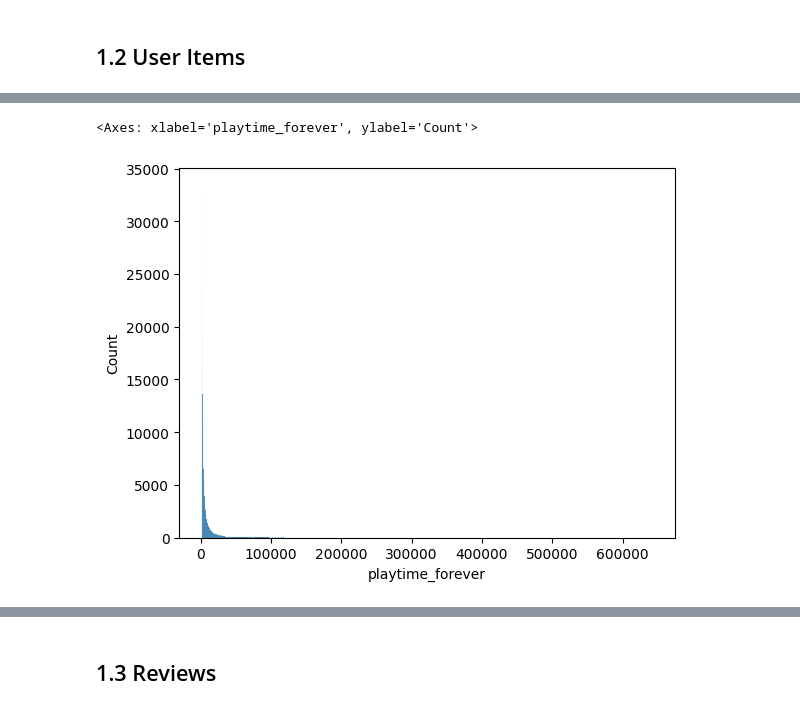
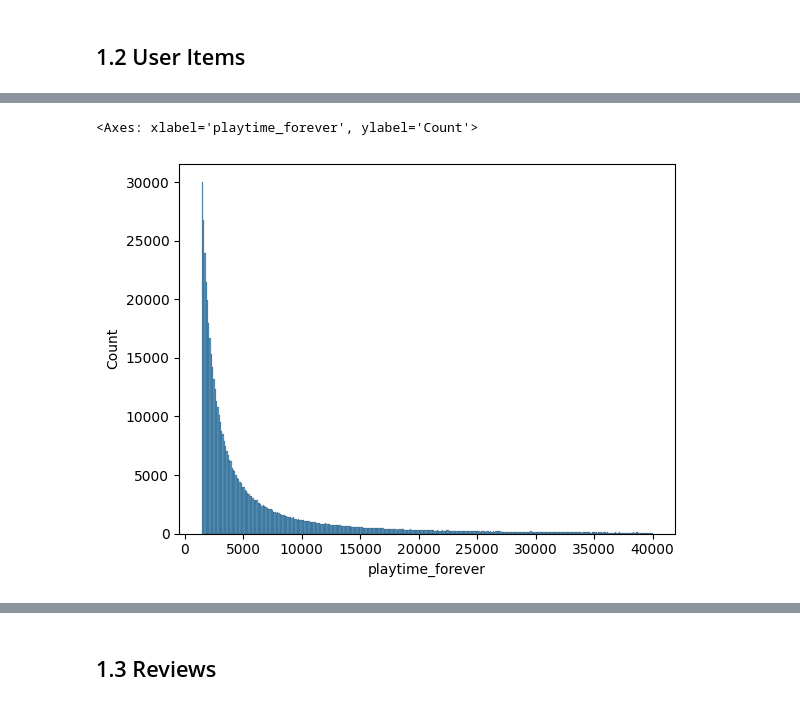
Before and after one commit to javierbengolea/PI_ML_OPS, a Jupyter notebook: main.ipynb, the cells around one changed output, grey strips where cells are left out. Cells and saved outputs as stored; diff of their text form; code cells hidden in the pictures.

```diff
--- a/main.ipynb
+++ b/main.ipynb
@@ -941,22 +366,0 @@ df_games.query('id_game == 12500')
-# %%
-matriz_dummies_filtrada = pd.read_csv('matriz_dummies_filtrada.csv', index_col='id_game')
-
-def comparar(id_1, id_2, matriz):
-    row1 = matriz.loc[id_1].values.reshape(1, -1)
-    row2 = matriz.loc[id_2].values.reshape(1, -1)
-    return cosine_similarity(row1, row2)
-
-
-lista = []
-id_game = matriz_dummies_filtrada.sample().index
-
-# if id_juego not in matriz_dummies:
-#     return {'message' : 'game_id not found!!!'}
-
-for i in matriz_dummies_filtrada.index.tolist():
-    if i != id_juego:
-        (a, b) = i, comparar(id_game, i, matriz_dummies_filtrada)
-        if 0.5 < b[0][0] <= 1:
-            lista.append((a, b[0][0]))
-
-juegos_rec = pd.DataFrame(lista, columns=['id_juego', 'similitud']).sort_values('similitud', ascending=False).head(5)
@@ -1126,5 +550,6 @@ df_usuarios_est
 # %%
-sns.histplot(df_usuarios_est.playtime_forever)
+sns.histplot(df_usuarios_est.query("playtime_forever < 40000").playtime_forever)
+plt.show()
 # %% [output]
 <Axes: xlabel='playtime_forever', ylabel='Count'>
-[figure, old version]
+[figure, new version]
```
Also changed, not shown: parts of 168 cells of this notebook, 11 other files.
